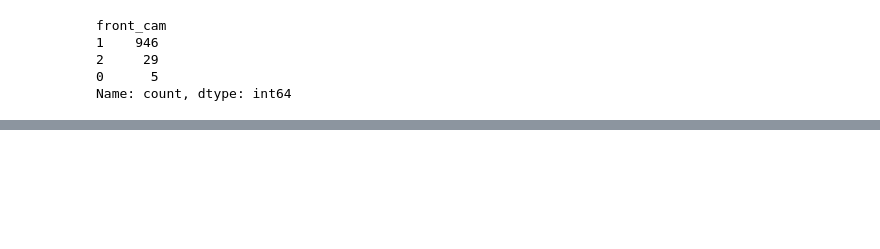
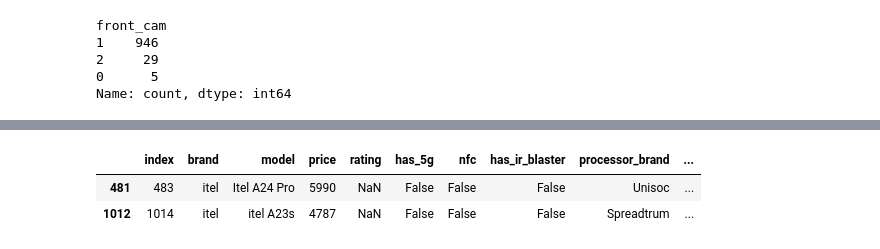
Before and after one commit to SumitYesade22/EDA, a Jupyter notebook: practice.ipynb, the cells around one changed output, grey strips where cells are left out. Drawn from its saved outputs; the diff is of its cells as text; code cells hidden in the pictures; blank space fills up the shorter version.

```diff
--- a/practice.ipynb
+++ b/practice.ipynb
@@ -1001,0 +1141,2 @@ df['front_cam']=df['front_cam'].astype('int')
+# %%
+pd.set_option('display.max_colwidth', None)
@@ -1001,0 +1148,2 @@ df['front_cam']=df['front_cam'].astype('int')
+# %%
+df.loc[613,'primary_front_cam']=0.3
@@ -1001,0 +1170,4 @@ df['front_cam']=df['front_cam'].astype('int')
+# %%
+df['primary_rear_cam']=df['primary_rear_cam'].str.strip()
+# %%
+df['primary_rear_cam'] = df['primary_rear_cam'].str.replace('\u2009', ' ', regex=False)
@@ -1001,0 +1199,6 @@ df['front_cam']=df['front_cam'].astype('int')
+# %%
+df[df['primary_rear_cam']=='2']
+# %% [output]
+|  | index | brand | model | price | rating | has_5g | nfc | has_ir_blaster | processor_brand | ... |
+| 481 | 483 | itel | Itel A24 Pro | 5990 | NaN | False | False | False | Unisoc | ... |
+| 1012 | 1014 | itel | itel A23s | 4787 | NaN | False | False | False | Spreadtrum | ... |
```
Also changed, not shown: parts of 49 cells of this notebook, 2 other files.
